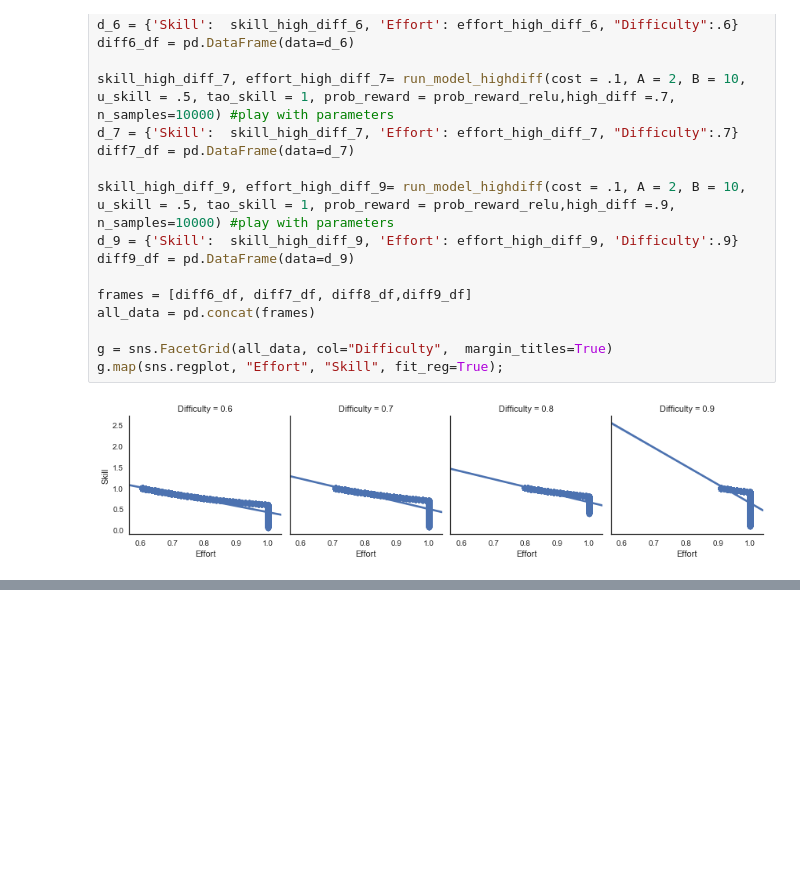
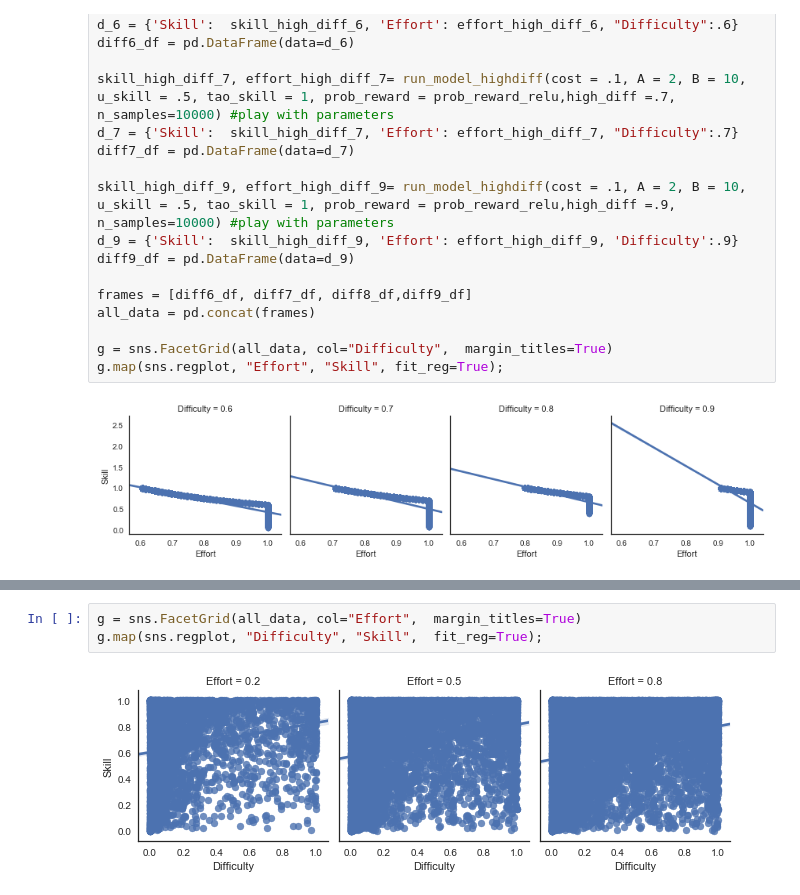
Before and after one commit to jlnrd/Effort, a Jupyter notebook: Inferring_Comp_Exp1.ipynb, the cells around one changed output, grey strips where cells are left out. Cells and saved outputs as stored; diff of their text form; blank space fills up the shorter version.

```diff
--- a/Inferring_Comp_Exp1.ipynb
+++ b/Inferring_Comp_Exp1.ipynb
@@ -672,0 +772,5 @@ g.map(sns.regplot, "Effort", "Skill", fit_reg=True);
+# %%
+g = sns.FacetGrid(all_data, col="Effort",  margin_titles=True)
+g.map(sns.regplot, "Difficulty", "Skill",  fit_reg=True);
+# %% [output]
+[figure, added]
```
Also changed, not shown: parts of 7 cells of this notebook.
